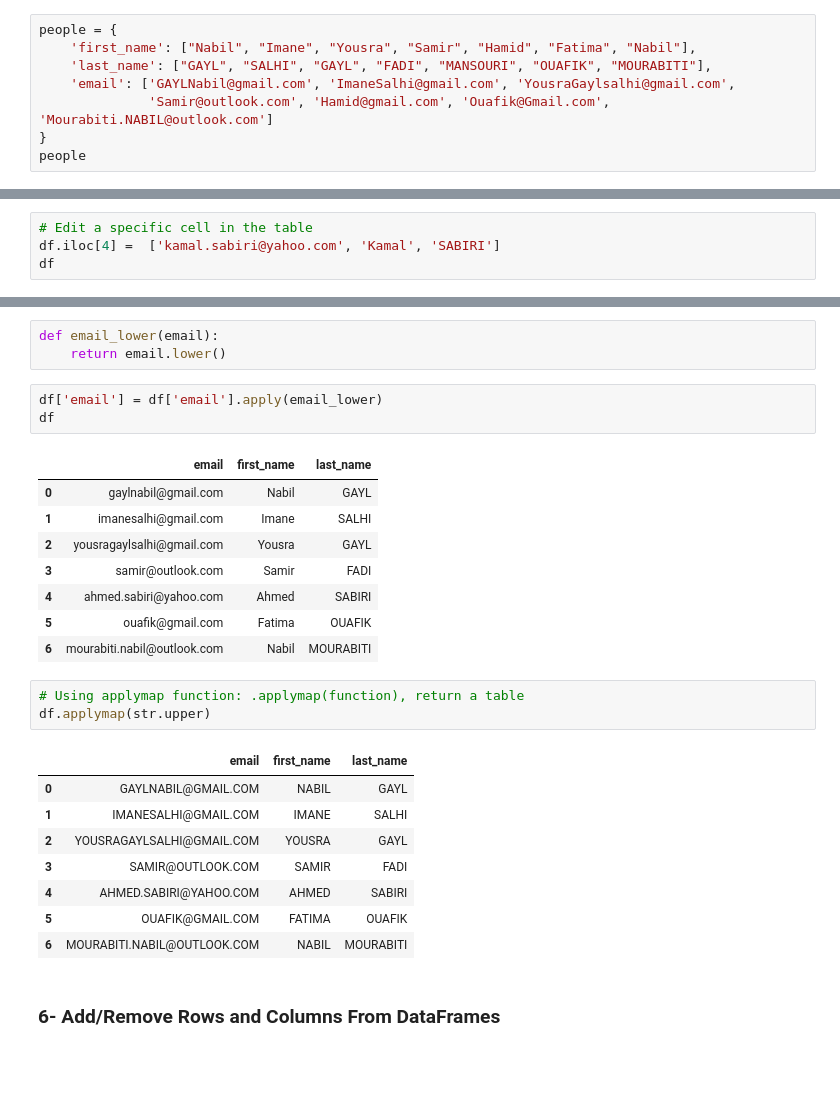
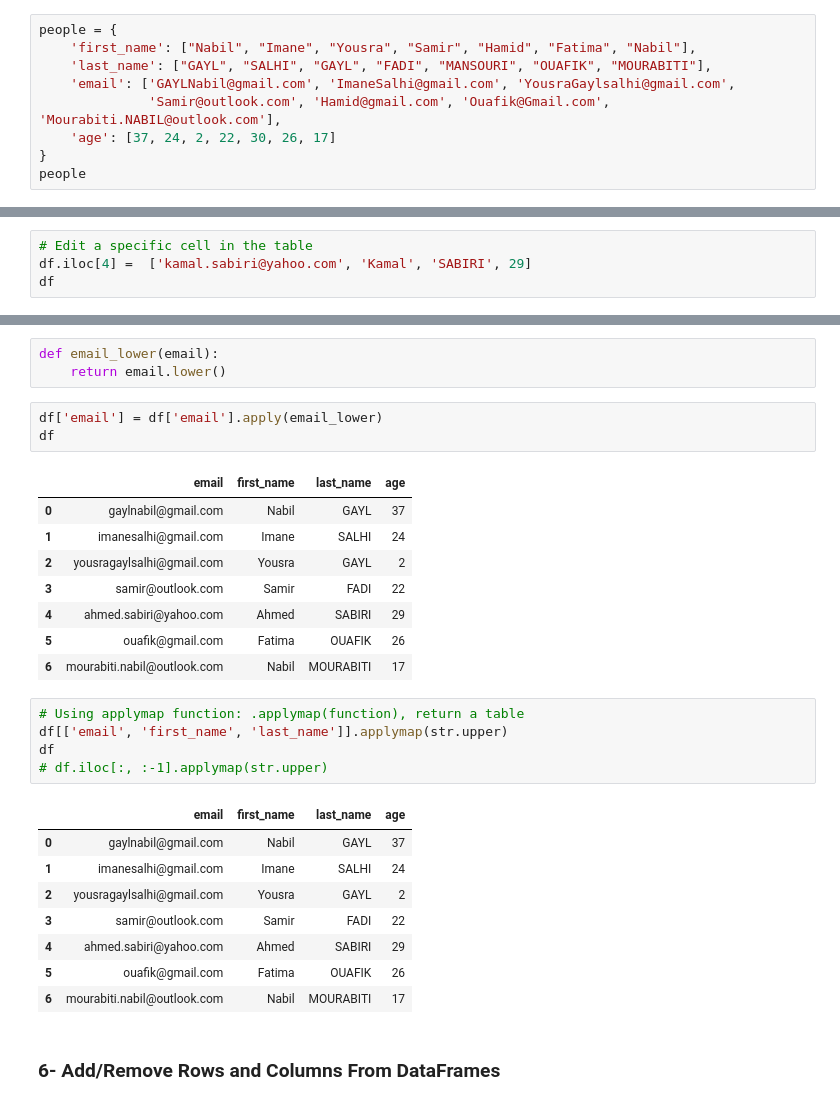
Before and after one commit to gaylnabil/pandas-numpy-tutorial, a Jupyter notebook: panda_tutorials/calc_pandas_simple_data.ipynb, the cells around one changed output, grey strips where cells are left out. Saved outputs shown, nothing was run; the diff lists cells and outputs as text; blank space fills up the shorter version.

```diff
--- a/panda_tutorials/calc_pandas_simple_data.ipynb
+++ b/panda_tutorials/calc_pandas_simple_data.ipynb
@@ -19,7 +19,8 @@ people = {
     'first_name': ["Nabil", "Imane", "Yousra", "Samir", "Hamid", "Fatima", "Nabil"],
     'last_name': ["GAYL", "SALHI", "GAYL", "FADI", "MANSOURI", "OUAFIK", "MOURABITI"],
     'email': ['GAYLNabil@gmail.com', 'ImaneSalhi@gmail.com', 'YousraGaylsalhi@gmail.com',
-              'Samir@outlook.com', 'Hamid@gmail.com', 'Ouafik@Gmail.com', 'Mourabiti.NABIL@outlook.com']
+              'Samir@outlook.com', 'Hamid@gmail.com', 'Ouafik@Gmail.com', 'Mourabiti.NABIL@outlook.com'],
+    'age': [37, 24, 2, 22, 30, 26, 17]
 }
 people
 # %% [output]
@@ -224,5 +226,5 @@ Index(['email', 'first_name', 'last_name'], dtype='object')
 # %%
 # Edit a specific cell in the table
-df.iloc[4] =  ['kamal.sabiri@yahoo.com', 'Kamal', 'SABIRI']
+df.iloc[4] =  ['kamal.sabiri@yahoo.com', 'Kamal', 'SABIRI', 29]
 df
 # %% [output]
@@ -293,26 +295,28 @@ def email_lower(email):
 df['email'] = df['email'].apply(email_lower)
 df
 # %% [output]
-|  | email | first_name | last_name |
-| 0 | gaylnabil@gmail.com | Nabil | GAYL |
-| 1 | imanesalhi@gmail.com | Imane | SALHI |
-| 2 | yousragaylsalhi@gmail.com | Yousra | GAYL |
-| 3 | samir@outlook.com | Samir | FADI |
-| 4 | ahmed.sabiri@yahoo.com | Ahmed | SABIRI |
-| 5 | ouafik@gmail.com | Fatima | OUAFIK |
-| 6 | mourabiti.nabil@outlook.com | Nabil | MOURABITI |
+|  | email | first_name | last_name | age |
+| 0 | gaylnabil@gmail.com | Nabil | GAYL | 37 |
+| 1 | imanesalhi@gmail.com | Imane | SALHI | 24 |
+| 2 | yousragaylsalhi@gmail.com | Yousra | GAYL | 2 |
+| 3 | samir@outlook.com | Samir | FADI | 22 |
+| 4 | ahmed.sabiri@yahoo.com | Ahmed | SABIRI | 29 |
+| 5 | ouafik@gmail.com | Fatima | OUAFIK | 26 |
+| 6 | mourabiti.nabil@outlook.com | Nabil | MOURABITI | 17 |
 # %%
 # Using applymap function: .applymap(function), return a table
-df.applymap(str.upper)
+df[['email', 'first_name', 'last_name']].applymap(str.upper)
+df
+# df.iloc[:, :-1].applymap(str.upper)
 # %% [output]
-|  | email | first_name | last_name |
-| 0 | GAYLNABIL@GMAIL.COM | NABIL | GAYL |
-| 1 | IMANESALHI@GMAIL.COM | IMANE | SALHI |
-| 2 | YOUSRAGAYLSALHI@GMAIL.COM | YOUSRA | GAYL |
-| 3 | SAMIR@OUTLOOK.COM | SAMIR | FADI |
-| 4 | AHMED.SABIRI@YAHOO.COM | AHMED | SABIRI |
-| 5 | OUAFIK@GMAIL.COM | FATIMA | OUAFIK |
-| 6 | MOURABITI.NABIL@OUTLOOK.COM | NABIL | MOURABITI |
+|  | email | first_name | last_name | age |
+| 0 | gaylnabil@gmail.com | Nabil | GAYL | 37 |
+| 1 | imanesalhi@gmail.com | Imane | SALHI | 24 |
+| 2 | yousragaylsalhi@gmail.com | Yousra | GAYL | 2 |
+| 3 | samir@outlook.com | Samir | FADI | 22 |
+| 4 | ahmed.sabiri@yahoo.com | Ahmed | SABIRI | 29 |
+| 5 | ouafik@gmail.com | Fatima | OUAFIK | 26 |
+| 6 | mourabiti.nabil@outlook.com | Nabil | MOURABITI | 17 |
 # %% [markdown]
 ### 6- Add/Remove Rows and Columns From DataFrames
 # %%
```
Also changed, not shown: parts of 36 cells of this notebook, 1 other file.
